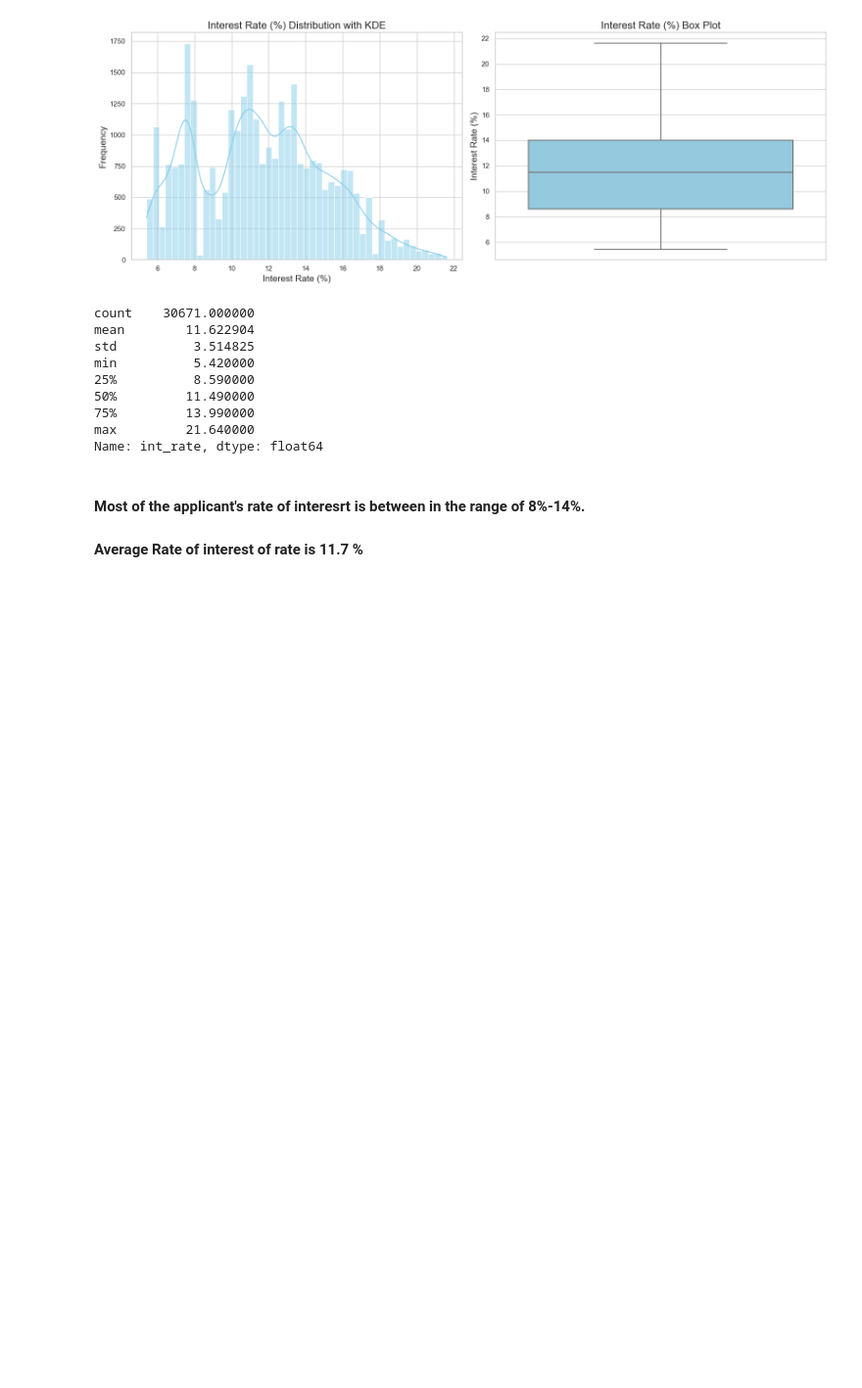
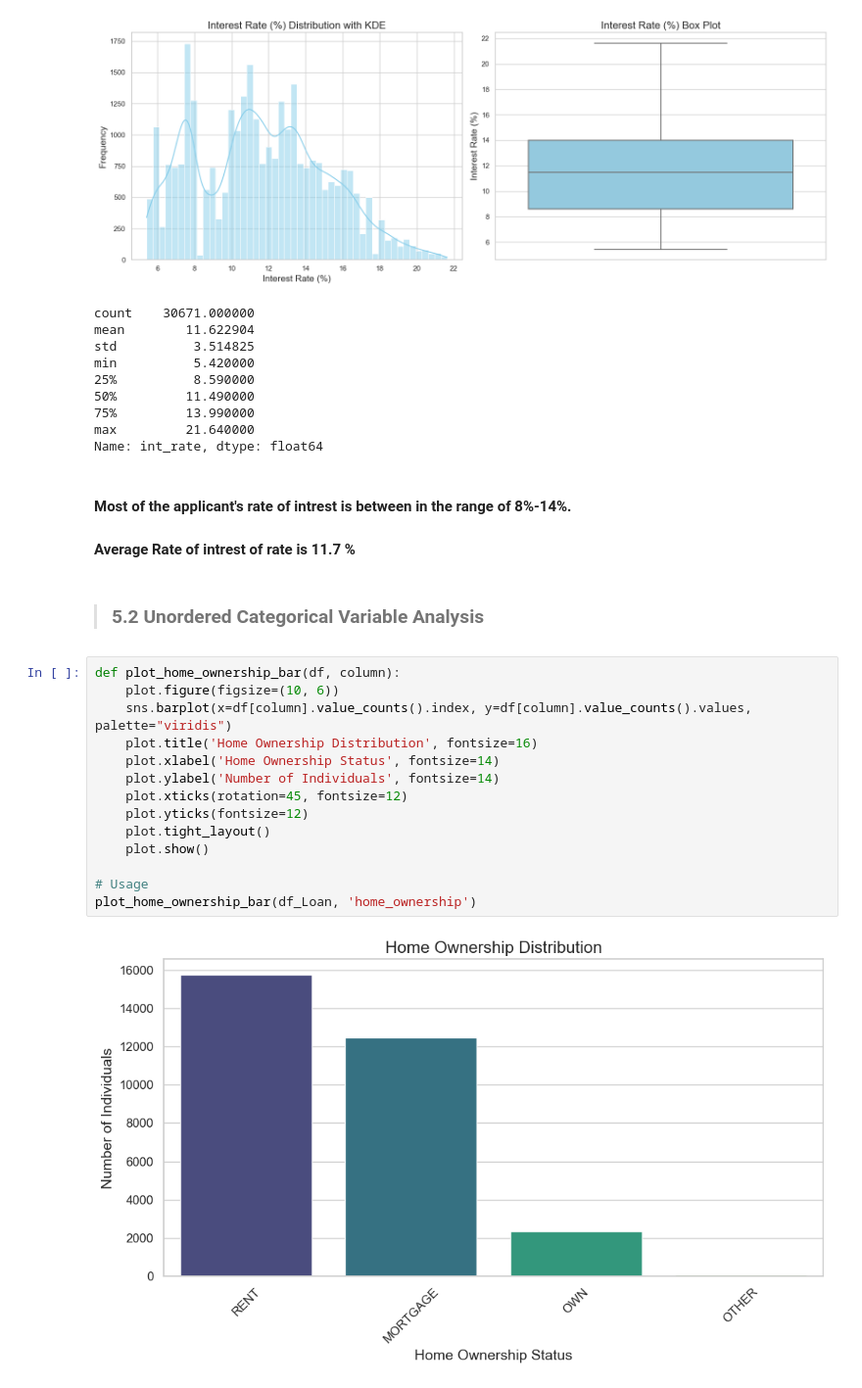
Before and after one commit to chandansharma10698/LendingClubCaseStudy, a Jupyter notebook: chandan_sharma_brk.ipynb, the cells around one changed output. Shown at 98% size. Cells and saved outputs as stored; diff of their text form; blank space fills up the shorter version.

Commit message:
catergorial analysis

```diff
--- a/chandan_sharma_brk.ipynb
+++ b/chandan_sharma_brk.ipynb
@@ -906,5 +906,23 @@ min          5.420000
 max         21.640000
 Name: int_rate, dtype: float64
 # %% [markdown]
-#### Most of the applicant's rate of interesrt is between in the range of 8%-14%.
-#### Average Rate of interest of rate is 11.7 %
+#### Most of the applicant's rate of intrest is between in the range of 8%-14%.
+#### Average Rate of intrest of rate is 11.7 %
+# %% [markdown]
+>### 5.2 Unordered Categorical Variable Analysis
+# %%
+def plot_home_ownership_bar(df, column):
+    plot.figure(figsize=(10, 6))
+    sns.barplot(x=df[column].value_counts().index, y=df[column].value_counts().values, palette="viridis")
+    plot.title('Home Ownership Distribution', fontsize=16)
+    plot.xlabel('Home Ownership Status', fontsize=14)
+    plot.ylabel('Number of Individuals', fontsize=14)
+    plot.xticks(rotation=45, fontsize=12)
+    plot.yticks(fontsize=12)
+    plot.tight_layout()
+    plot.show()
+
+# Usage
+plot_home_ownership_bar(df_Loan, 'home_ownership')
+# %% [output]
+[figure, added]
```
Also changed, not shown: parts of 11 cells of this notebook.
